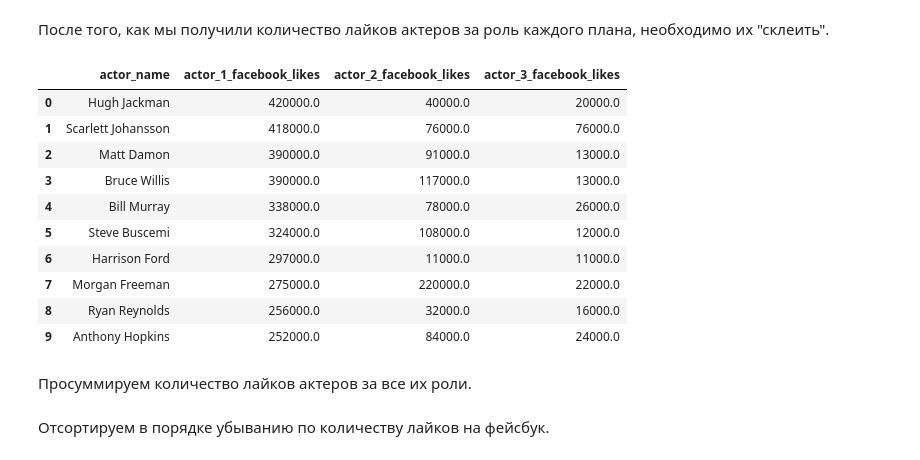
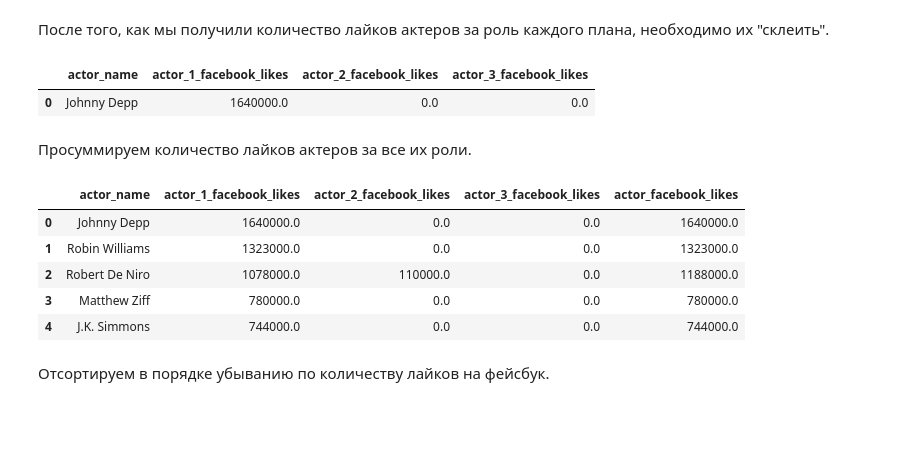
Before and after one commit to Abideil/EDA_imdb, a Jupyter notebook: EDA_imdb.ipynb, the cells around one changed output. Cells and saved outputs as stored; diff of their text form; code cells hidden in the pictures; blank space fills up the shorter version.

```diff
--- a/EDA_imdb.ipynb
+++ b/EDA_imdb.ipynb
@@ -326,22 +327,22 @@ fb_actor_likes = fb_actor_1_likes.merge(fb_actor_2_likes, on='actor_name')\
-# %%
-fb_actor_likes.head(10)
-# %% [output]
-|  | actor_name | actor_1_facebook_likes | actor_2_facebook_likes | actor_3_facebook_likes |
-| 0 | Hugh Jackman | 420000.0 | 40000.0 | 20000.0 |
-| 1 | Scarlett Johansson | 418000.0 | 76000.0 | 76000.0 |
-| 2 | Matt Damon | 390000.0 | 91000.0 | 13000.0 |
-| 3 | Bruce Willis | 390000.0 | 117000.0 | 13000.0 |
-| 4 | Bill Murray | 338000.0 | 78000.0 | 26000.0 |
-| 5 | Steve Buscemi | 324000.0 | 108000.0 | 12000.0 |
-| 6 | Harrison Ford | 297000.0 | 11000.0 | 11000.0 |
-| 7 | Morgan Freeman | 275000.0 | 220000.0 | 22000.0 |
-| 8 | Ryan Reynolds | 256000.0 | 32000.0 | 16000.0 |
-| 9 | Anthony Hopkins | 252000.0 | 84000.0 | 24000.0 |
+# %%
+fb_actor_likes.query('actor_name=="Johnny Depp"')
+# %% [output]
+|  | actor_name | actor_1_facebook_likes | actor_2_facebook_likes | actor_3_facebook_likes |
+| 0 | Johnny Depp | 1640000.0 | 0.0 | 0.0 |
 # %% [markdown]
 Просуммируем количество лайков актеров за все их роли.
 # %%
 fb_actor_likes['actor_facebook_likes'] = fb_actor_likes['actor_1_facebook_likes'] + \
 fb_actor_likes['actor_2_facebook_likes'] + fb_actor_likes['actor_3_facebook_likes']
+# %%
+fb_actor_likes.head()
+# %% [output]
+|  | actor_name | actor_1_facebook_likes | actor_2_facebook_likes | actor_3_facebook_likes | actor_facebook_likes |
+| 0 | Johnny Depp | 1640000.0 | 0.0 | 0.0 | 1640000.0 |
+| 1 | Robin Williams | 1323000.0 | 0.0 | 0.0 | 1323000.0 |
+| 2 | Robert De Niro | 1078000.0 | 110000.0 | 0.0 | 1188000.0 |
+| 3 | Matthew Ziff | 780000.0 | 0.0 | 0.0 | 780000.0 |
+| 4 | J.K. Simmons | 744000.0 | 0.0 | 0.0 | 744000.0 |
 # %% [markdown]
 Отсортируем в порядке убыванию по количеству лайков на фейсбук.
 # %%
```
Also changed, not shown: parts of 2 cells of this notebook.
